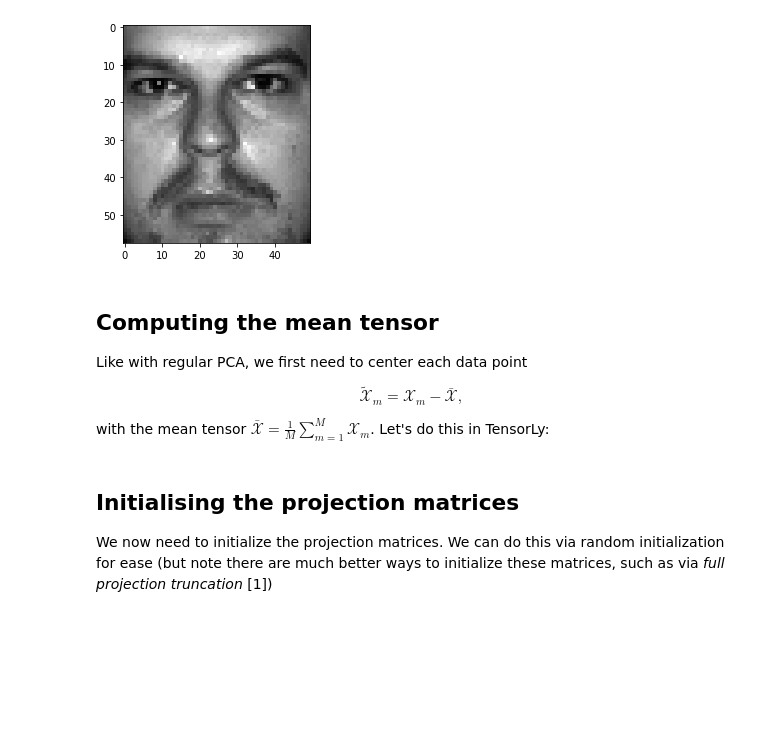
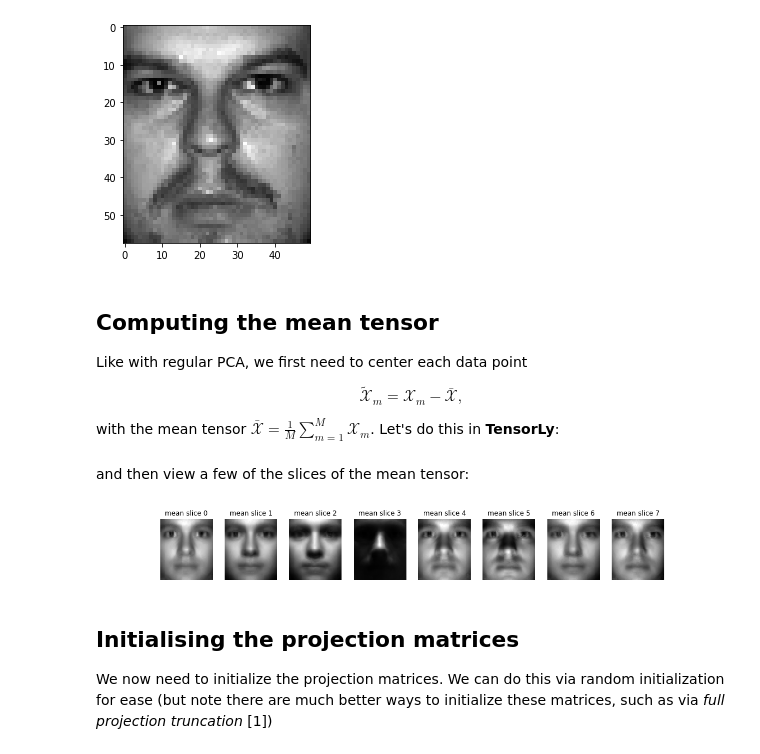
Before and after one commit to tensorly/Proceedings_IEEE_companion_notebooks, a Jupyter notebook: multilinear-pca.ipynb, the cells around one changed output. Cells and saved outputs as stored; diff of their text form; code cells hidden in the pictures; blank space fills up the shorter version.

Commit message:
revert to 1-based idx + view mean tensors in MPCA

```diff
--- a/multilinear-pca.ipynb
+++ b/multilinear-pca.ipynb
@@ -72,10 +72,30 @@ Like with regular PCA, we first need to center each data point
 
 $$\tilde{\mathcal{X}}_m = \mathcal{X}_m - \bar{\mathcal{X}},$$
 
-with the mean tensor $\bar{\mathcal{X}} = \frac{1}{M} \sum_{m=1}^{M}\mathcal{X}_m$. Let's do this in TensorLy:
+with the mean tensor $\bar{\mathcal{X}} = \frac{1}{M} \sum_{m=1}^{M}\mathcal{X}_m$. Let's do this in **TensorLy**:
 # %%
 mean_tensor = tl.mean(X_raw, axis=0)
 X = X_raw - mean_tensor
+# %% [markdown]
+and then view a few of the slices of the mean tensor:
+# %%
+from mpl_toolkits.axes_grid1 import ImageGrid
+
+def show_images(images, rows, cols, img_size, figsize=(5,5), titles=None):
+    fig, axs = plt.subplots(1, 1, figsize=figsize)
+    axs.axis(False)
+    grid = ImageGrid(fig, 111, nrows_ncols=(rows, cols), axes_pad=0.3)
+
+    for i, (ax, im) in enumerate(zip(grid, images)):
+        ax.imshow(tl.reshape(im, img_size), cmap='gray')
+        ax.axis(False)
+
+        if titles is not None:
+            ax.set_title(titles[i])
+# %%
+show_images(mean_tensor[:8], 1, 8, (58, 50), figsize=(20, 2), titles=['mean slice {}'.format(i) for i in range(8)])
+# %% [output]
+[figure, added]
 # %% [markdown]
 ## Initialising the projection matrices
 
```
Also changed, not shown: parts of 1 cell of this notebook, 2 other files.
